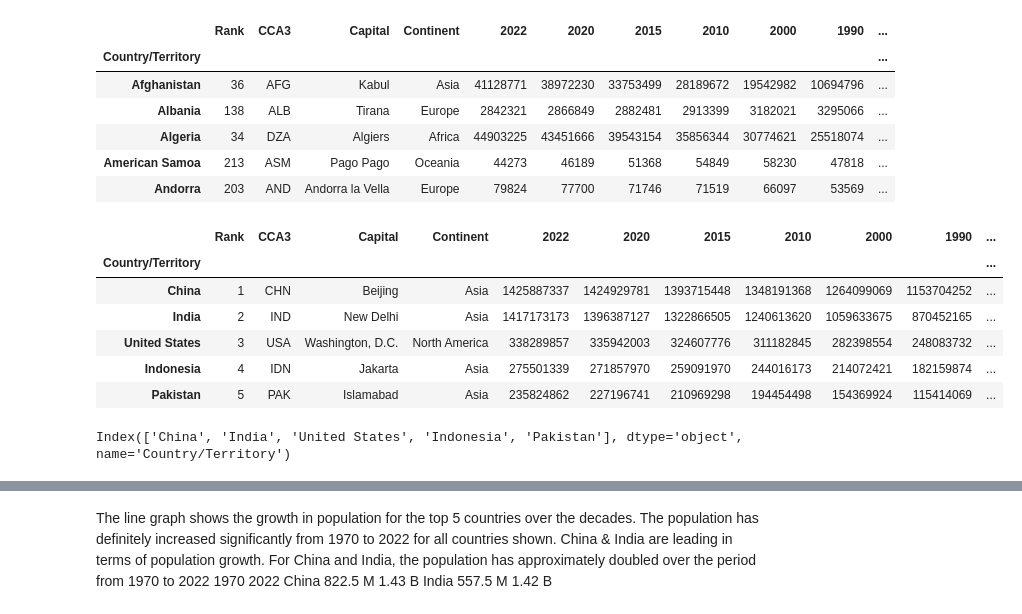
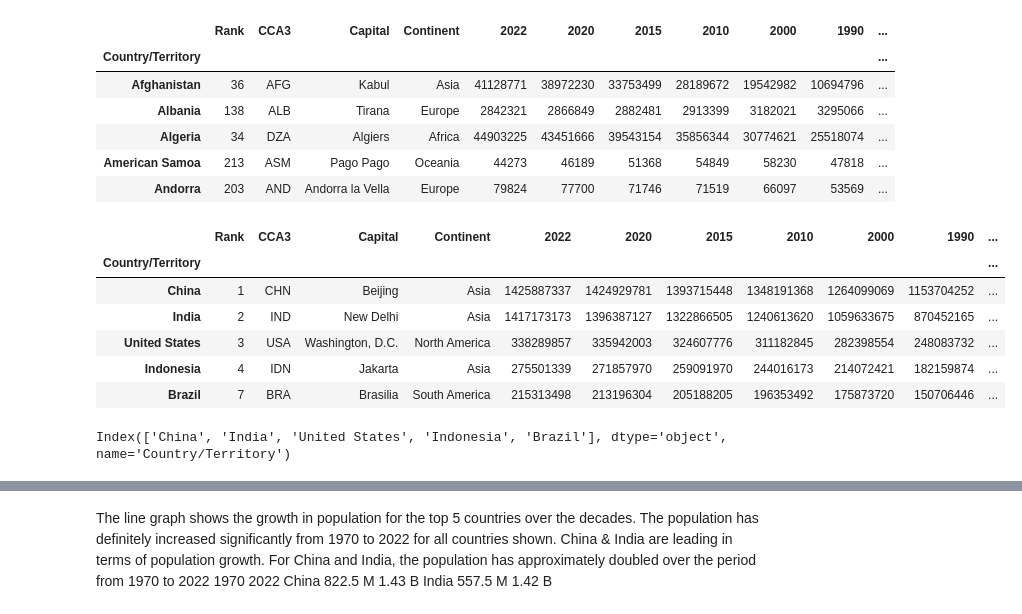
Before and after one commit to deepasrisubramaniyam/python-world-population-data-analytics-visualizations, a Jupyter notebook: Personal_Project_World_Population.ipynb, the cells around one changed output, grey strips where cells are left out. Saved outputs shown, nothing was run; the diff lists cells and outputs as text; code cells hidden in the pictures.

```diff
--- a/Personal_Project_World_Population.ipynb
+++ b/Personal_Project_World_Population.ipynb
@@ -231,18 +236,18 @@ df.head()
 | Andorra | 203 | AND | Andorra la Vella | Europe | 79824 | 77700 | 71746 | 71519 | 66097 | 53569 | ... |
 # %%
 # creating a data frame top_5_df that has countries with top 5 highest population
-top_5_df = df.sort_values(by='Rank').head(5)
+top_5_df = df.sort_values(by='Total', ascending=False).head(5)
 top_5_df
 # %% [output]
 |  | Rank | CCA3 | Capital | Continent | 2022 | 2020 | 2015 | 2010 | 2000 | 1990 | ... |
 | Country/Territory |  |  |  |  |  |  |  |  |  |  | ... |
 | China | 1 | CHN | Beijing | Asia | 1425887337 | 1424929781 | 1393715448 | 1348191368 | 1264099069 | 1153704252 | ... |
 | India | 2 | IND | New Delhi | Asia | 1417173173 | 1396387127 | 1322866505 | 1240613620 | 1059633675 | 870452165 | ... |
 | United States | 3 | USA | Washington, D.C. | North America | 338289857 | 335942003 | 324607776 | 311182845 | 282398554 | 248083732 | ... |
 | Indonesia | 4 | IDN | Jakarta | Asia | 275501339 | 271857970 | 259091970 | 244016173 | 214072421 | 182159874 | ... |
-| Pakistan | 5 | PAK | Islamabad | Asia | 235824862 | 227196741 | 210969298 | 194454498 | 154369924 | 115414069 | ... |
+| Brazil | 7 | BRA | Brasilia | South America | 215313498 | 213196304 | 205188205 | 196353492 | 175873720 | 150706446 | ... |
 # %%
 top_5_df.index
 # %% [output]
-Index(['China', 'India', 'United States', 'Indonesia', 'Pakistan'], dtype='object', name='Country/Territory')
+Index(['China', 'India', 'United States', 'Indonesia', 'Brazil'], dtype='object', name='Country/Territory')
 # %%
```
Also changed, not shown: parts of 12 cells of this notebook.
